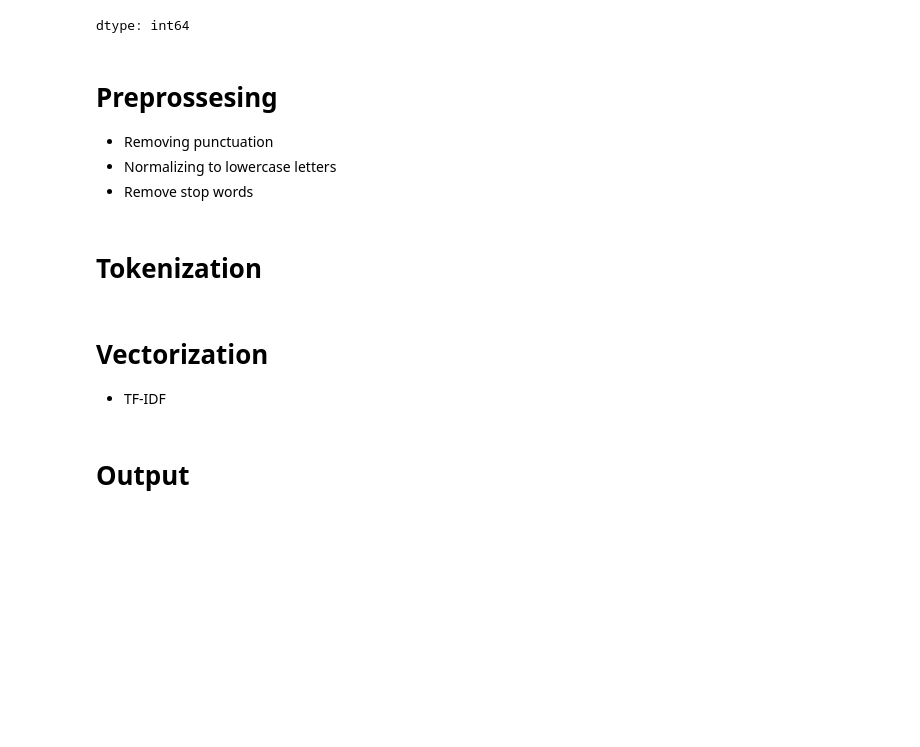
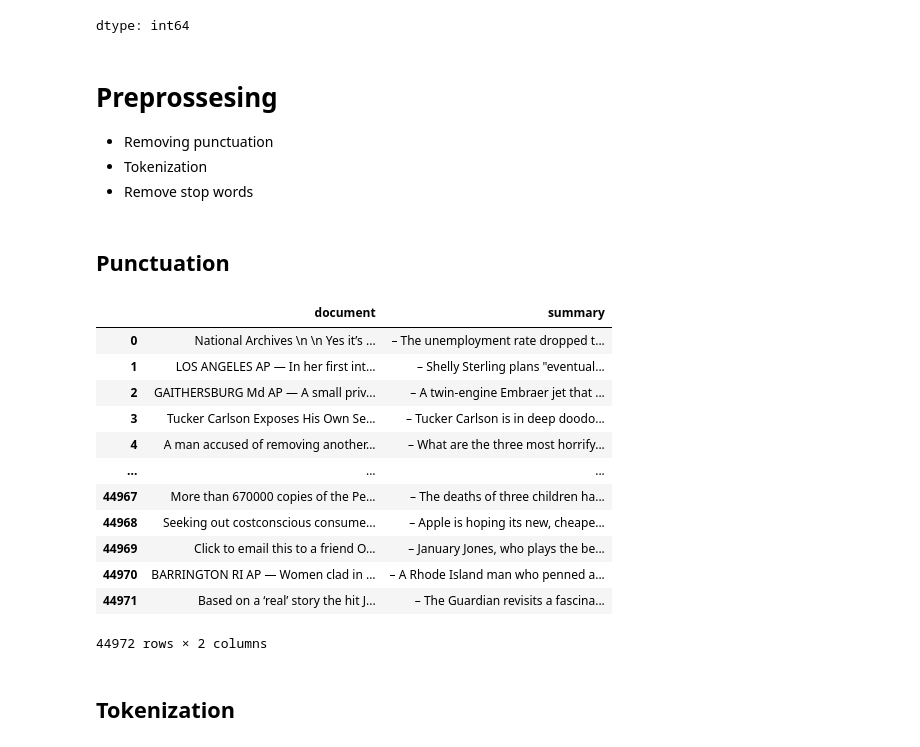
Before and after one commit to LeonFall3/LHL-LLM, a Jupyter notebook: notebooks/1-preprocessing.ipynb, the cells around one changed output. Cells and saved outputs as stored; diff of their text form; code cells hidden in the pictures; blank space fills up the shorter version.

```diff
--- a/notebooks/1-preprocessing.ipynb
+++ b/notebooks/1-preprocessing.ipynb
@@ -75,12 +70,32 @@ dtype: int64
 # %% [markdown]
 # Preprossesing
 - Removing punctuation
-- Normalizing to lowercase letters
+- Tokenization
 - Remove stop words
+# %% [markdown]
+## Punctuation
+# %%
+def remove_punctuation(text):
+    import string
+    text = ''.join([char for char in text if char not in string.punctuation])
+
+    return text
+
+df_train['document'] = df_train['document'].apply(remove_punctuation)
+df_train
+# %% [output]
+|  | document | summary |
+| 0 | National Archives \n \n Yes it’s ... | – The unemployment rate dropped t... |
+| 1 | LOS ANGELES AP — In her first int... | – Shelly Sterling plans "eventual... |
+| 2 | GAITHERSBURG Md AP — A small priv... | – A twin-engine Embraer jet that ... |
+| 3 | Tucker Carlson Exposes His Own Se... | – Tucker Carlson is in deep doodo... |
+| 4 | A man accused of removing another... | – What are the three most horrify... |
+| ... | ... | ... |
+| 44967 | More than 670000 copies of the Pe... | – The deaths of three children ha... |
+| 44968 | Seeking out costconscious consume... | – Apple is hoping its new, cheape... |
+| 44969 | Click to email this to a friend O... | – January Jones, who plays the be... |
+| 44970 | BARRINGTON RI AP — Women clad in ... | – A Rhode Island man who penned a... |
+| 44971 | Based on a ‘real’ story the hit J... | – The Guardian revisits a fascina... |
+44972 rows × 2 columns
 # %% [markdown]
-# Tokenization
+## Tokenization
-# %% [markdown]
-# Vectorization
-- TF-IDF
-# %% [markdown]
-# Output
```
Also changed, not shown: parts of 6 cells of this notebook.
